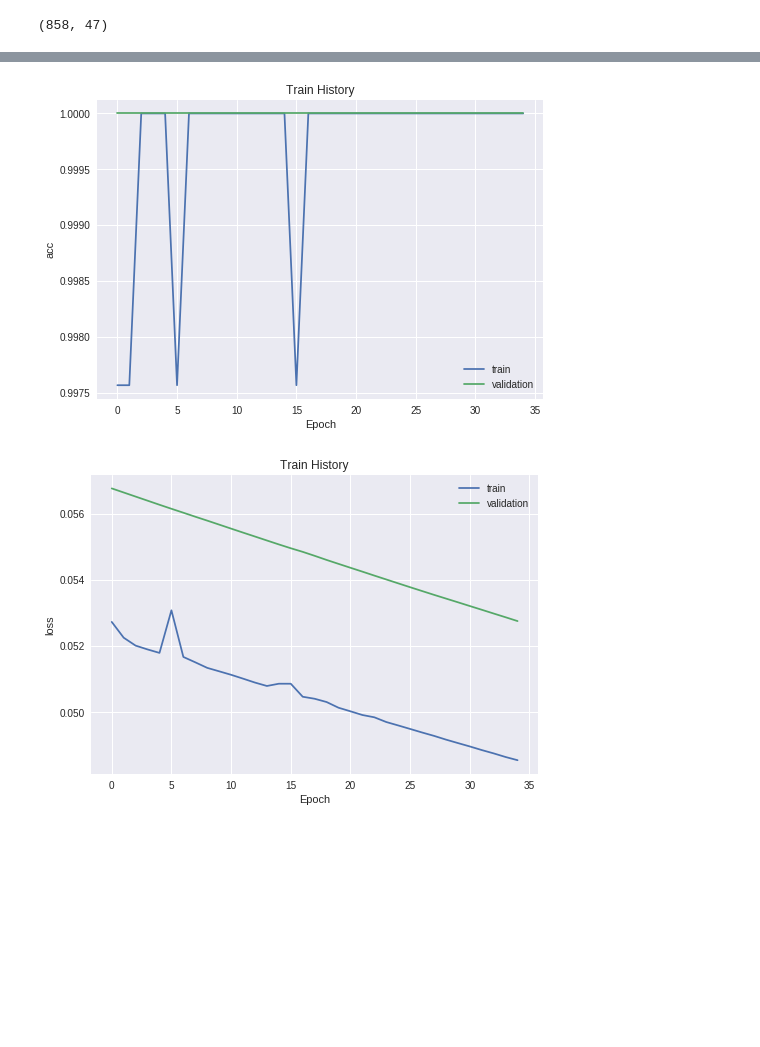
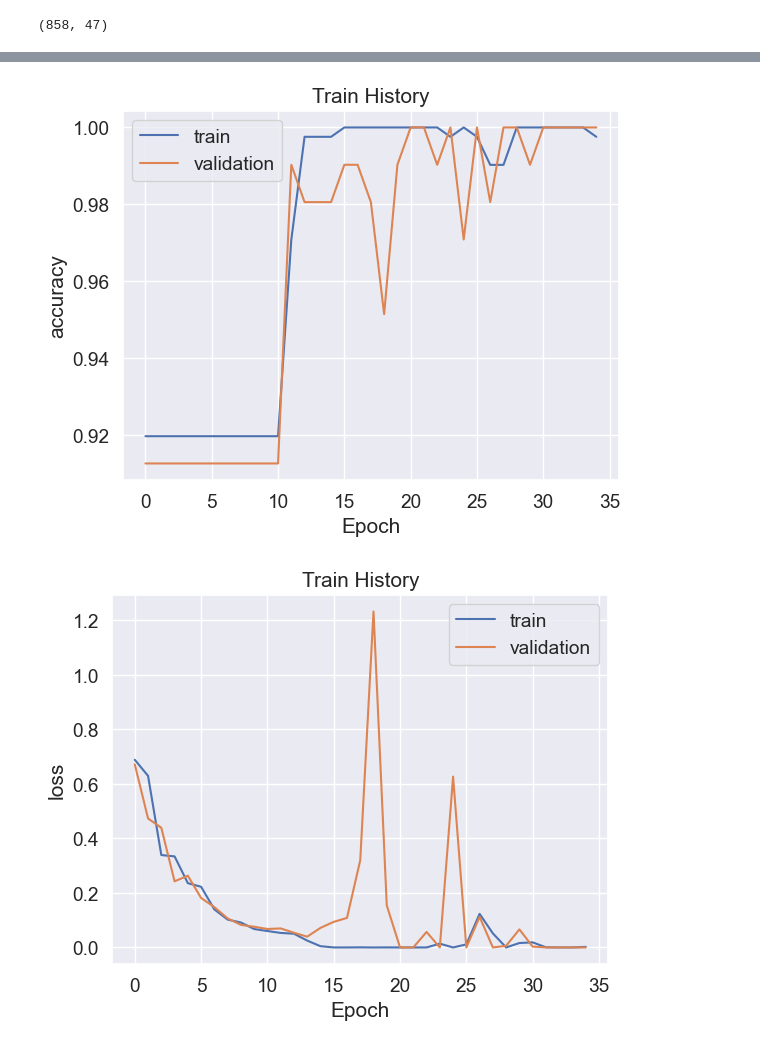
Before and after one commit to Deepan-Raj-G/Cervical-Cancer-Prediction, a Jupyter notebook: CevicalCancer.ipynb, the cells around one changed output, grey strips where cells are left out. Drawn from its saved outputs; the diff is of its cells as text; code cells hidden in the pictures; blank space fills up the shorter version.

```diff
--- a/CevicalCancer.ipynb
+++ b/CevicalCancer.ipynb
@@ -748,31 +745,17 @@ data.shape
 model = Sequential()
 
 # input layer
-model.add(Dense(output_dim = 400, init = 'uniform', activation = 'relu', input_dim = 46))
-model.add(Dropout(0.5))
-
-# first hidden layer
-model.add(Dense(output_dim = 300, init = 'uniform', activation = 'relu'))
-model.add(Dropout(0.5))
-
-# second hidden layer
-model.add(Dense(output_dim = 300, init = 'uniform', activation = 'relu'))
-model.add(Dropout(0.5))
-
-# third hidden layer
-model.add(Dense(output_dim = 300, init = 'uniform', activation = 'relu'))
-model.add(Dropout(0.5))
-
-# fourth hidden layer
-model.add(Dense(output_dim = 200, init = 'uniform', activation = 'relu'))
-model.add(Dropout(0.5))
-
-# fifth hidden layer
-model.add(Dense(output_dim = 100, init = 'uniform', activation = 'relu'))
-model.add(Dropout(0.5))
+model.add(Dense(units=400, kernel_initializer='uniform', activation='relu', input_shape=(46,)))
+model.add(Dense(units=400, kernel_initializer='uniform', activation='relu'))
+model.add(Dense(units=400, kernel_initializer='uniform', activation='relu'))
+model.add(Dense(units=400, kernel_initializer='uniform', activation='relu'))
+model.add(Dense(units=400, kernel_initializer='uniform', activation='relu'))
+model.add(Dense(units=400, kernel_initializer='uniform', activation='relu'))
+model.add(Dense(units=400, kernel_initializer='uniform', activation='relu'))
+model.add(Dense(units=400, kernel_initializer='uniform', activation='relu'))
 
 # output layer
-model.add(Dense(output_dim = 1, init = 'uniform',  activation = 'sigmoid'))
+model.add(Dense(units=1, kernel_initializer='uniform', activation='sigmoid'))
 # %%
 # summarizing
 model.summary()
@@ -821,16 +809,16 @@ Epoch 35/35
 # %%
 def show_train_history(train_history, train, validation):
     plt.plot(train_history.history[train])
     plt.plot(train_history.history[validation])
     plt.title('Train History')
     plt.ylabel(train)
     plt.xlabel('Epoch')
     plt.legend(['train', 'validation'], loc='best')
     plt.show()
 
-#visualize the loss and accuracy after each epoch
-show_train_history(train_history,'acc','val_acc')
-show_train_history(train_history,'loss','val_loss')
+# Visualize the loss and accuracy after each epoch
+show_train_history(train_history, 'accuracy', 'val_accuracy')
+show_train_history(train_history, 'loss', 'val_loss')
 # %% [output]
-[figure, old version]
+[figure, new version]
-[figure, old version]
+[figure, new version]
```
Also changed, not shown: parts of 24 cells of this notebook.
